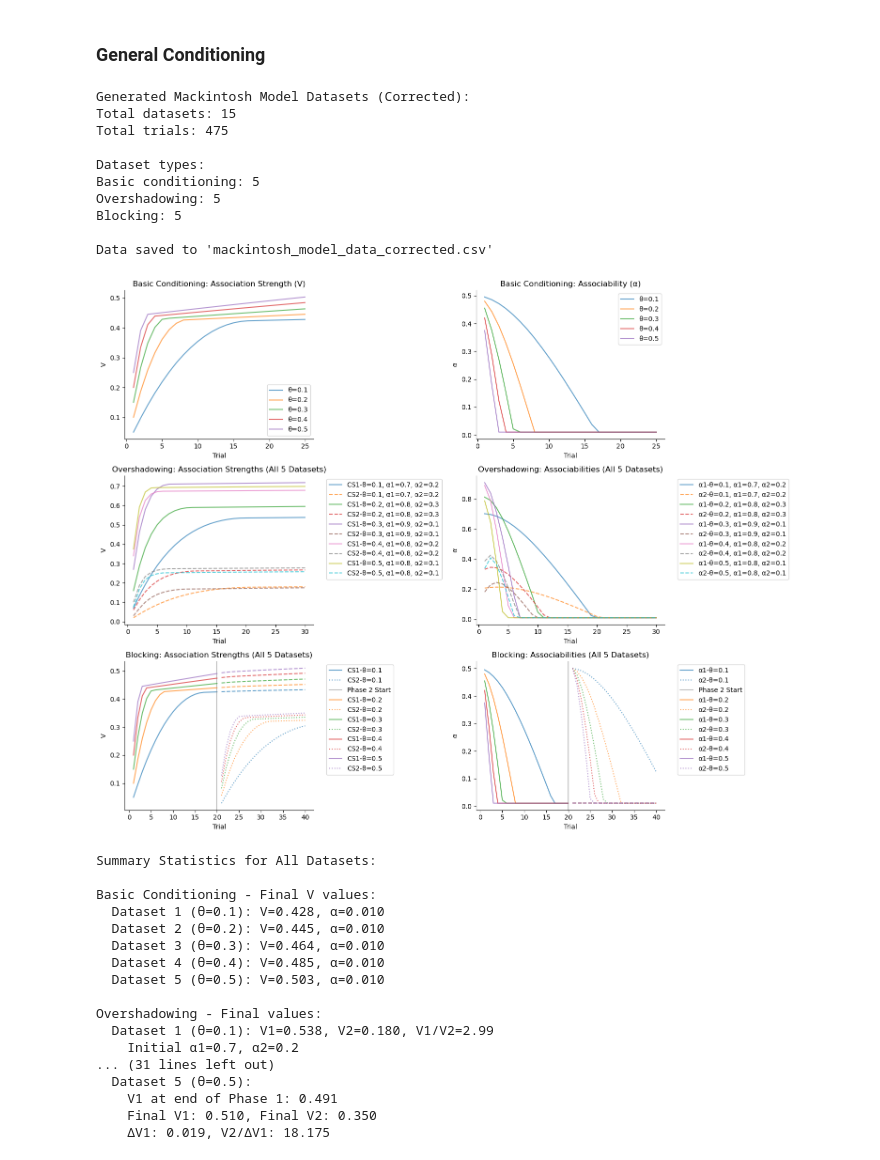
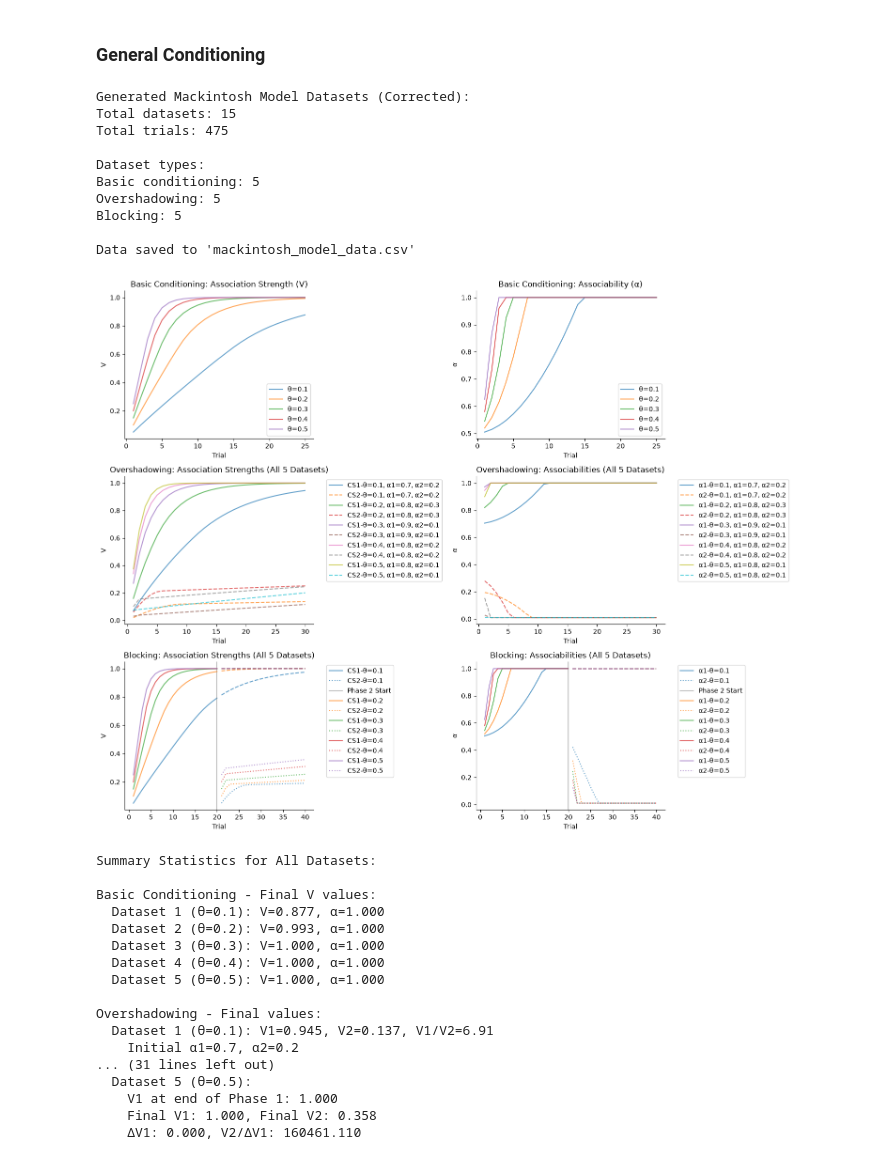
Before and after one commit to david-j-cox/behavior-modeling-course, a Jupyter notebook: website/public/labs/week-04/associative_learning_data_creation.ipynb, the cells around one changed output. Cells and saved outputs as stored; diff of their text form; code cells hidden in the pictures.

```diff
--- a/website/public/labs/week-04/associative_learning_data_creation.ipynb
+++ b/website/public/labs/week-04/associative_learning_data_creation.ipynb
@@ -38,11 +38,12 @@ class MackintoshModel:
     def update_associability(self, alpha, lambda_val, V_current, V_other=0):
         """
         Update associability based on prediction accuracy
-        α(t+1) = α(t) + θ[|λ - V_current| - |λ - V_other|]
+        Better predictor (smaller error) GAINS attention; worse predictor loses it.
+        α(t+1) = α(t) + θ[|λ - V_other| - |λ - V_current|]
         """
         prediction_error_current = abs(lambda_val - V_current)
         prediction_error_other = abs(lambda_val - V_other)
-        delta_alpha = self.theta * (prediction_error_current - prediction_error_other)
+        delta_alpha = self.theta * (prediction_error_other - prediction_error_current)
         return alpha + delta_alpha
 
 def simulate_basic_conditioning(trials=25, alpha_init=0.5, theta=0.3, lambda_val=1.0):
@@ -93,19 +94,18 @@ def simulate_overshadowing(trials=30, alpha1_init=0.8, alpha2_init=0.3, theta=0.
     data = []
 
     for trial in range(trials):
-        # Both CSs are present, total associative strength
-        V_total = V1 + V2
+        # Mackintosh: each CS learns from its OWN prediction error (not the sum)
 
         # Update associations for each CS
-        delta_V1 = model.update_association(alpha1, lambda_val, V_total)
-        delta_V2 = model.update_association(alpha2, lambda_val, V_total)
+        delta_V1 = model.update_association(alpha1, lambda_val, V1)
+        delta_V2 = model.update_association(alpha2, lambda_val, V2)
 
         V1 += delta_V1
         V2 += delta_V2
 
         # Update associabilities
-        alpha1 = model.update_associability(alpha1, lambda_val, V_total, V2)
-        alpha2 = model.update_associability(alpha2, lambda_val, V_total, V1)
+        alpha1 = model.update_associability(alpha1, lambda_val, V1, V2)
+        alpha2 = model.update_associability(alpha2, lambda_val, V2, V1)
 
         # Ensure associabilities stay within bounds
         alpha1 = np.clip(alpha1, 0.01, 1.0)
@@ -163,16 +163,16 @@ def simulate_blocking(trials=40, alpha_init=0.5, theta=0.3, lambda_val=1.0):
             })
 
         else:  # Phase 2: CS1 + CS2 together - CS1 should block CS2
-            V_total = V1 + V2
-            delta_V1 = model.update_association(alpha1, lambda_val, V_total)
-            delta_V2 = model.update_association(alpha2, lambda_val, V_total)
+            # Mackintosh: each CS learns from its OWN prediction error (not the sum)
+            delta_V1 = model.update_association(alpha1, lambda_val, V1)
+            delta_V2 = model.update_association(alpha2, lambda_val, V2)
 
             V1 += delta_V1
             V2 += delta_V2
 
             # Update associabilities
-            alpha1 = model.update_associability(alpha1, lambda_val, V_total, V2)
-            alpha2 = model.update_associability(alpha2, lambda_val, V_total, V1)
+            alpha1 = model.update_associability(alpha1, lambda_val, V1, V2)
+            alpha2 = model.update_associability(alpha2, lambda_val, V2, V1)
 
             alpha1 = np.clip(alpha1, 0.01, 1.0)
             alpha2 = np.clip(alpha2, 0.01, 1.0)
@@ -356,49 +356,49 @@ for i, df in enumerate(overshadowing_datasets):
     final_V2 = df['V2'].iloc[-1]
     final_alpha1 = df['alpha1'].iloc[-1]
     final_alpha2 = df['alpha2'].iloc[-1]
     overshadowing_ratio = final_V1 / final_V2 if final_V2 > 0 else float('inf')
     print(f"  Dataset {i+1} (θ={theta:.1f}): V1={final_V1:.3f}, V2={final_V2:.3f}, V1/V2={overshadowing_ratio:.2f}")
     print(f"    Initial α1={alpha1_init:.1f}, α2={alpha2_init:.1f}")
     print(f"    Final α1={final_alpha1:.3f}, α2={final_alpha2:.3f}")
 
 print("\nBlocking - Final values:")
 for i, df in enumerate(blocking_datasets):
     theta = df['theta'].iloc[0]
     v1_phase1 = df[df['trial'] == 20]['V1'].iloc[0]
     final_V1 = df['V1'].iloc[-1]
     final_V2 = df['V2'].iloc[-1]
     delta_V1 = final_V1 - v1_phase1
     blocking_ratio = final_V2 / delta_V1 if delta_V1 > 0 else 0
     print(f"  Dataset {i+1} (θ={theta:.1f}):")
     print(f"    V1 at end of Phase 1: {v1_phase1:.3f}")
     print(f"    Final V1: {final_V1:.3f}, Final V2: {final_V2:.3f}")
     print(f"    ΔV1: {delta_V1:.3f}, V2/ΔV1: {blocking_ratio:.3f}")
 # %% [output]
 Generated Mackintosh Model Datasets (Corrected):
 Total datasets: 15
 Total trials: 475
 
 Dataset types:
 Basic conditioning: 5
 Overshadowing: 5
 Blocking: 5
 
-Data saved to 'mackintosh_model_data_corrected.csv'
+Data saved to 'mackintosh_model_data.csv'
-[figure, old version]
+[figure, new version]
 Summary Statistics for All Datasets:
 
 Basic Conditioning - Final V values:
-  Dataset 1 (θ=0.1): V=0.428, α=0.010
-  Dataset 2 (θ=0.2): V=0.445, α=0.010
-  Dataset 3 (θ=0.3): V=0.464, α=0.010
-  Dataset 4 (θ=0.4): V=0.485, α=0.010
-  Dataset 5 (θ=0.5): V=0.503, α=0.010
+  Dataset 1 (θ=0.1): V=0.877, α=1.000
+  Dataset 2 (θ=0.2): V=0.993, α=1.000
+  Dataset 3 (θ=0.3): V=1.000, α=1.000
+  Dataset 4 (θ=0.4): V=1.000, α=1.000
+  Dataset 5 (θ=0.5): V=1.000, α=1.000
 
 Overshadowing - Final values:
-  Dataset 1 (θ=0.1): V1=0.538, V2=0.180, V1/V2=2.99
+  Dataset 1 (θ=0.1): V1=0.945, V2=0.137, V1/V2=6.91
     Initial α1=0.7, α2=0.2
 ... (31 lines left out)
   Dataset 5 (θ=0.5):
-    V1 at end of Phase 1: 0.491
-    Final V1: 0.510, Final V2: 0.350
-    ΔV1: 0.019, V2/ΔV1: 18.175
+    V1 at end of Phase 1: 1.000
+    Final V1: 1.000, Final V2: 0.358
+    ΔV1: 0.000, V2/ΔV1: 160461.110
```
Also changed, not shown: parts of 2 cells of this notebook, 19 other files.
